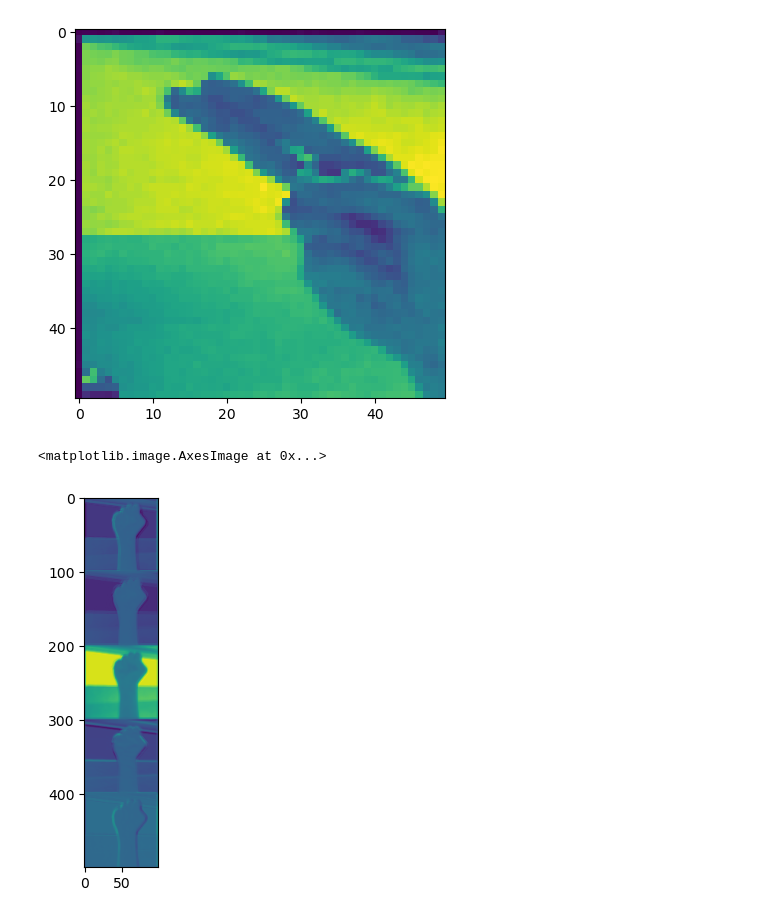
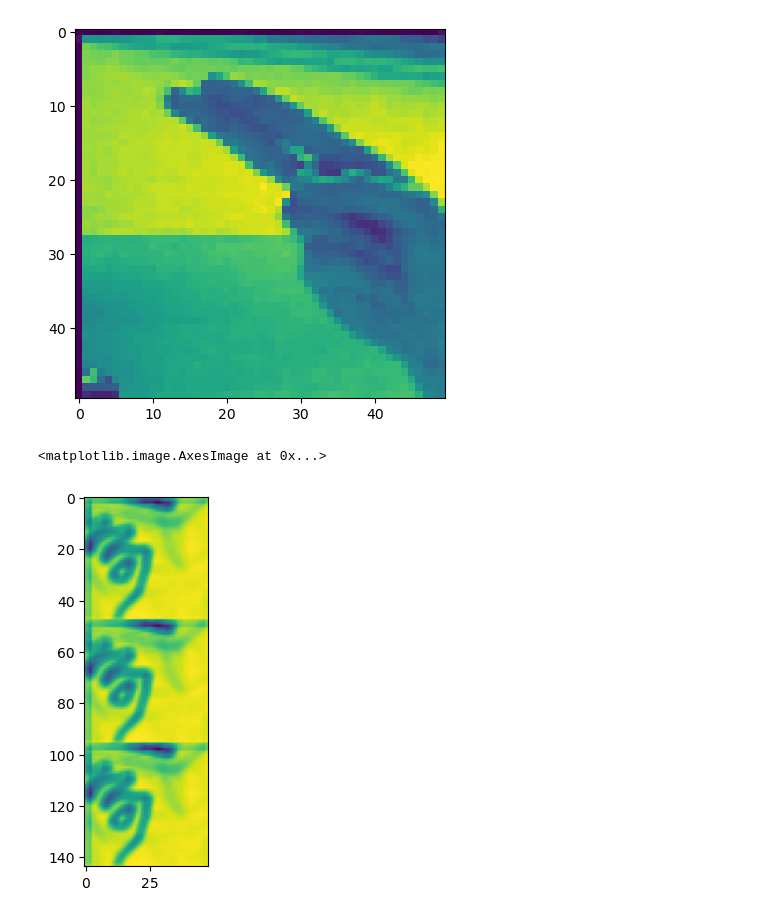
Before and after one commit to unic0rn9k/ASL-translate, a Jupyter notebook: tegnsprogstranslate.ipynb, the cells around one changed output. Drawn from its saved outputs; the diff is of its cells as text; code cells hidden in the pictures.

Commit message:
10 accuracy on asl

```diff
--- a/tegnsprogstranslate.ipynb
+++ b/tegnsprogstranslate.ipynb
@@ -411,9 +427,9 @@ def onehot(n, len):
     o[n] = 1
     return cvec(o)
 # %%
-mnist_cnn = CNN((3, 3), 0.001)
+mnist_cnn = CNN((4, 4), 0.001)
 mnist_maxpool = MaxPool((28, 28), 2)
-mnist_out = DenseLayer(14*14, 10, 0.01)
+mnist_out = DenseLayer(14*14, 10, 0.001)
 
 bare = DenseLayer(28*28, 10, 0.01)
 # %%
@@ -451,10 +509,11 @@ KeyboardInterrupt:
 # %%
-filters = 3
+filters = 1
 #f_shapes = [(2,2), (8,8), (5,5), (3,3), (2,2)]
 #l1 = [CNN(f_shapes[n], lr=0.001) for n in range(filters)]
 # %%
-l1 = CNN_and_CO(pp_shape, 2, filters)
-l3 = DenseLayer(l1.n_out(), len(labels), lr=0.01)
+l1 = [CNN((4,4), lr=0.001) for n in range(filters)]
+l2 = MaxPool((pp_shape[0]*filters, pp_shape[1]), 2)
+l3 = DenseLayer(l2.n_out(), len(labels), lr=0.001)
 # %%
 def training_data(i):
     return [
@@ -468,23 +527,30 @@ def training_data(i):
 i = 0
 correct = 0
 
-for n in range(0,50):
+for n in range(0,1000):
     for (img, target, letter) in training_data(n):
         s = img.shape
 
-        l1o = l1.predict(img)
-        l2o = np.tanh(l1o).flatten()
+        l1o = [l.predict(img) for l in l1]
+        l1o = cvec([np.tanh(x) for x in l1o]).reshape((pp_shape[0]*filters, pp_shape[1]))
+        l2o = l2.predict(l1o)
         l3o = l3.predict(l2o)
         out = softmax(l3o)
 
         if labels[letter] == out.argmax():
             correct += 1
 
-        dc = 2*(out - target)
-        d3 = l3.backprop(l2o, delta_softmax(l3o, dc))
-        d2 = (-l2o**2 + 1) * d3
-        d1 = l1.backprop(img, d2.reshape(l1.out()))
+        dy = 2*(out - target)
+        #dy = log_loss_gradient(target.T, out)
+        dy = l3.backprop(l2o, dy).reshape(l2.out())
+        dy2 = dy
+        dy = l2.backprop(l1o, dy)
+        dy = np.array([1 - x**2 * dy for x, dy in zip(l1o, dy)]).reshape(l1o.shape)
+        [l.backprop(img, dy[f*pp_shape[0]:(f+1)*pp_shape[0],:]) for f, l in enumerate(l1)]
+        i += 1
+        print(n,"accuracy: ", correct/i*100, "% out:", out.argmax(), l3.lr, np.abs(cvec(dy)).sum(), "   ", end="\r")#, "d3sum:", d3sum)
 
-        i += 1
-        print(n,"accuracy: ", correct/i*100, "% out:", out.argmax())#, "d3sum:", d3sum)
+    l3.lr *= 0.99
+    for l in l1:
+        l.lr *= 0.99
 # %% [output]
@@ -495,12 +582,15 @@ p.imshow(imread("H_test.jpg")[::4,::4][:,:,0])
 <matplotlib.image.AxesImage at 0x...>
 [figure]
 # %%
+img = preprocess(imread(train_data["F"][13]))
 o1 = np.array([l1.predict(img) for l1 in l1])
 o1 = o1.reshape((s[0]*filters, s[1]))
 p.imshow(o1)
+#o1 = l1.predict(img)
+#p.imshow(o1)
 # %% [output]
 <matplotlib.image.AxesImage at 0x...>
-[figure, old version]
+[figure, new version]
 # %%
 o2 = l2.predict(o1)
 p.imshow(o2)
```
Also changed, not shown: parts of 15 cells of this notebook, 1 other file.
